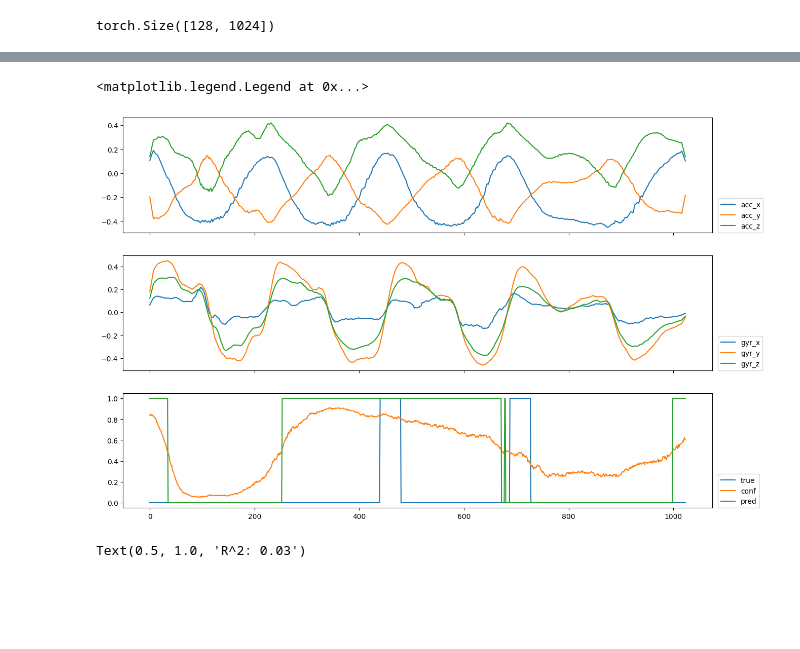
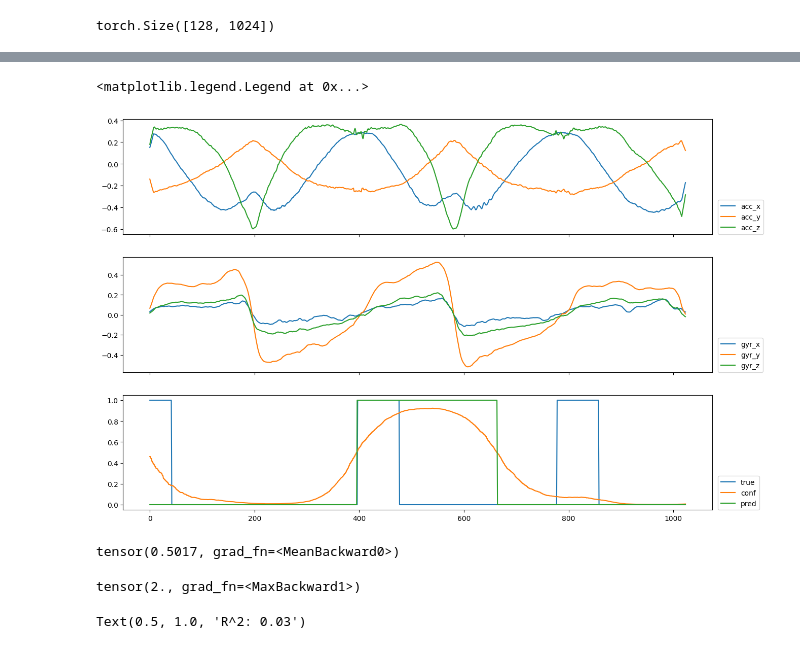
Before and after one commit to Musa-Azeem/AI-hypertrophy-coach, a Jupyter notebook: ml.ipynb, the cells around one changed output, grey strips where cells are left out. Saved outputs shown, nothing was run; the diff lists cells and outputs as text; code cells hidden in the pictures; blank space fills up the shorter version.

```diff
--- a/ml.ipynb
+++ b/ml.ipynb
@@ -39,7 +39,7 @@ def warp_time(data, label, max_scale=1.5):
         # label = label - (start_idx / L)
 
     return torch.from_numpy(warped).to(torch.float32), label
-def segment_y(y, t=20):
+def segment_y(y, t=40):
     end_rep_markers = torch.where(torch.diff(y) < 0)[0]
     y = torch.zeros_like(y)
     starts = (end_rep_markers - t).clamp(0)
@@ -244,7 +275,7 @@ model.encoder.load_state_dict(state_dict)
 <All keys matched successfully>
 # %%
 X,y = next(iter(trainloader))
-ypred = model(X.to(device)).cpu()
+ypred = model(X.to(device))
 ypred.shape
 # %% [output]
 torch.Size([128, 1024])
@@ -317,0 +372,3 @@ torch.Size([1, 1024])
+# %%
+model.load_state_dict(torch.load('best_model-class.pth'))
+evaluate(model, valloader, trainloader)
@@ -318,28 +378,41 @@ torch.Size([1, 1024])
 # %%
-X,y = valloader.dataset[0]
+X,y = valloader.dataset[800]
 X = X.unsqueeze(0)
 y = y.unsqueeze(0)
 
 model.eval()
 model.load_state_dict(torch.load('best_model-class.pth'))
 
 with torch.no_grad():
     ypred = model(X.to(device)).cpu()
 
 i=0
 fig, axes = plt.subplots(3,1, sharex=True, figsize=(15,10))
 axes[0].plot(X[0,0].numpy(), label='acc_x')
 axes[0].plot(X[0,1].numpy(), label='acc_y')
 axes[0].plot(X[0,2].numpy(), label='acc_z')
 axes[1].plot(X[0,3].numpy(), label='gyr_x')
 axes[1].plot(X[0,4].numpy(), label='gyr_y')
 axes[1].plot(X[0,5].numpy(), label='gyr_z')
 axes[2].plot(y[0].numpy(), label='true')
 axes[2].plot(F.sigmoid(ypred[0]).numpy(), label='conf')
 axes[2].plot(F.sigmoid(ypred[0]).round().numpy(), label='pred')
 axes[0].legend(loc=(1.01, 0))
 axes[1].legend(loc=(1.01, 0))
 axes[2].legend(loc=(1.01, 0))
 # %% [output]
 <matplotlib.legend.Legend at 0x...>
-[figure, old version]
+[figure, new version]
+# %%
+X,y = next(iter(trainloader))
+
+y_pred = F.sigmoid(model(X.to(device))).round().cpu()
+
+iou = iou_metric(y_pred, y)
+iou
+# %% [output]
+tensor(0.5017, grad_fn=<MeanBackward0>)
+# %%
+(y_pred + y).max()
+# %% [output]
+tensor(2., grad_fn=<MaxBackward1>)
```
Also changed, not shown: parts of 13 cells of this notebook, 1 other file.
